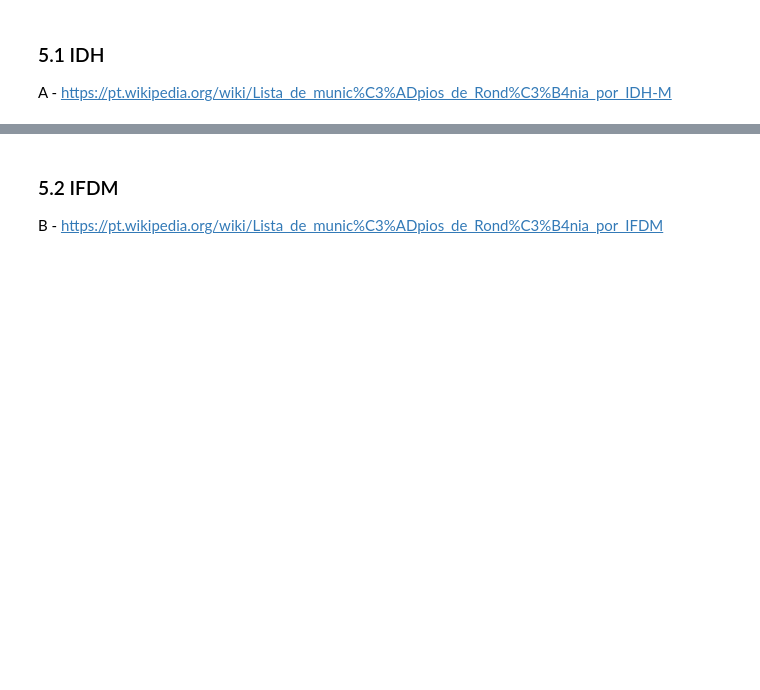
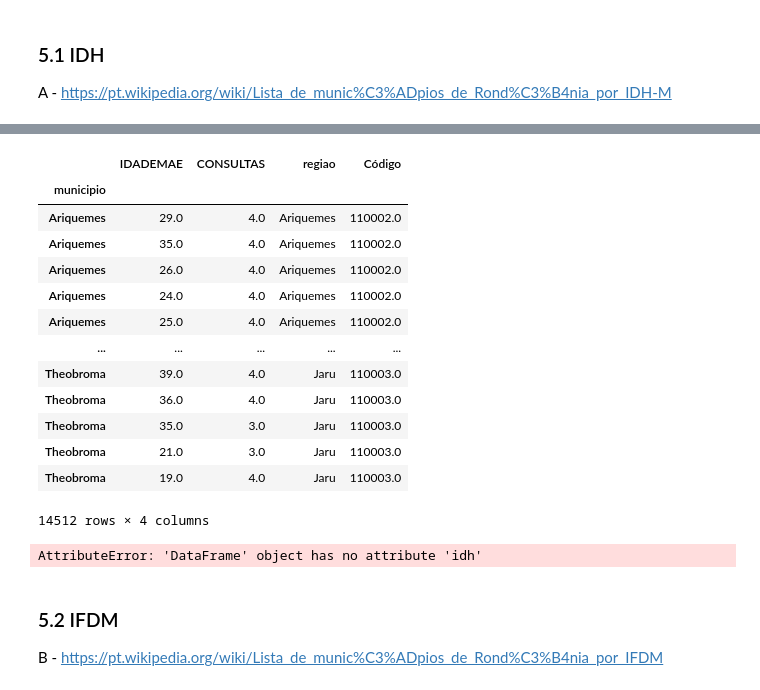
Before and after one commit to giveuperror/modulo9_2, a Jupyter notebook: Mod9Tarefa2.ipynb, the cells around one changed output, grey strips where cells are left out. Cells and saved outputs as stored; diff of their text form; code cells hidden in the pictures; blank space fills up the shorter version.

```diff
--- a/Mod9Tarefa2.ipynb
+++ b/Mod9Tarefa2.ipynb
@@ -227,3 +379,31 @@ A - https://pt.wikipedia.org/wiki/Lista_de_munic%C3%ADpios_de_Rond%C3%B4nia_por_
+# %%
+sinasc_4
+# %% [output]
+|  | IDADEMAE | CONSULTAS | regiao | Código |
+| municipio |  |  |  |  |
+| Ariquemes | 29.0 | 4.0 | Ariquemes | 110002.0 |
+| Ariquemes | 35.0 | 4.0 | Ariquemes | 110002.0 |
+| Ariquemes | 26.0 | 4.0 | Ariquemes | 110002.0 |
+| Ariquemes | 24.0 | 4.0 | Ariquemes | 110002.0 |
+| Ariquemes | 25.0 | 4.0 | Ariquemes | 110002.0 |
+| ... | ... | ... | ... | ... |
+| Theobroma | 39.0 | 4.0 | Jaru | 110003.0 |
+| Theobroma | 36.0 | 4.0 | Jaru | 110003.0 |
+| Theobroma | 35.0 | 3.0 | Jaru | 110003.0 |
+| Theobroma | 21.0 | 3.0 | Jaru | 110003.0 |
+| Theobroma | 19.0 | 4.0 | Jaru | 110003.0 |
+14512 rows × 4 columns
+# %%
+faixa_idh = [0.000, 0.499, 0.599, 0.699, 0.799, 1.0]
+cat_idh = [
+    'IDH muito baixo', 'IDH baixo', 'IDH médio', 'IDH alto', 'IDH muito alto'
+]
+idh = pd.cut(sinasc_4., faixa_idh, labels=cat_idh)
+
+sinasc_idh = sinasc_4.groupby(idh).mean()
+sinasc_idh.dropna()
+# %% [output]
+AttributeError: 'DataFrame' object has no attribute 'idh'
 # %% [markdown]
 ### 5.2 IFDM
 B - https://pt.wikipedia.org/wiki/Lista_de_munic%C3%ADpios_de_Rond%C3%B4nia_por_IFDM
```
Also changed, not shown: parts of 12 cells of this notebook, 2 other files.
